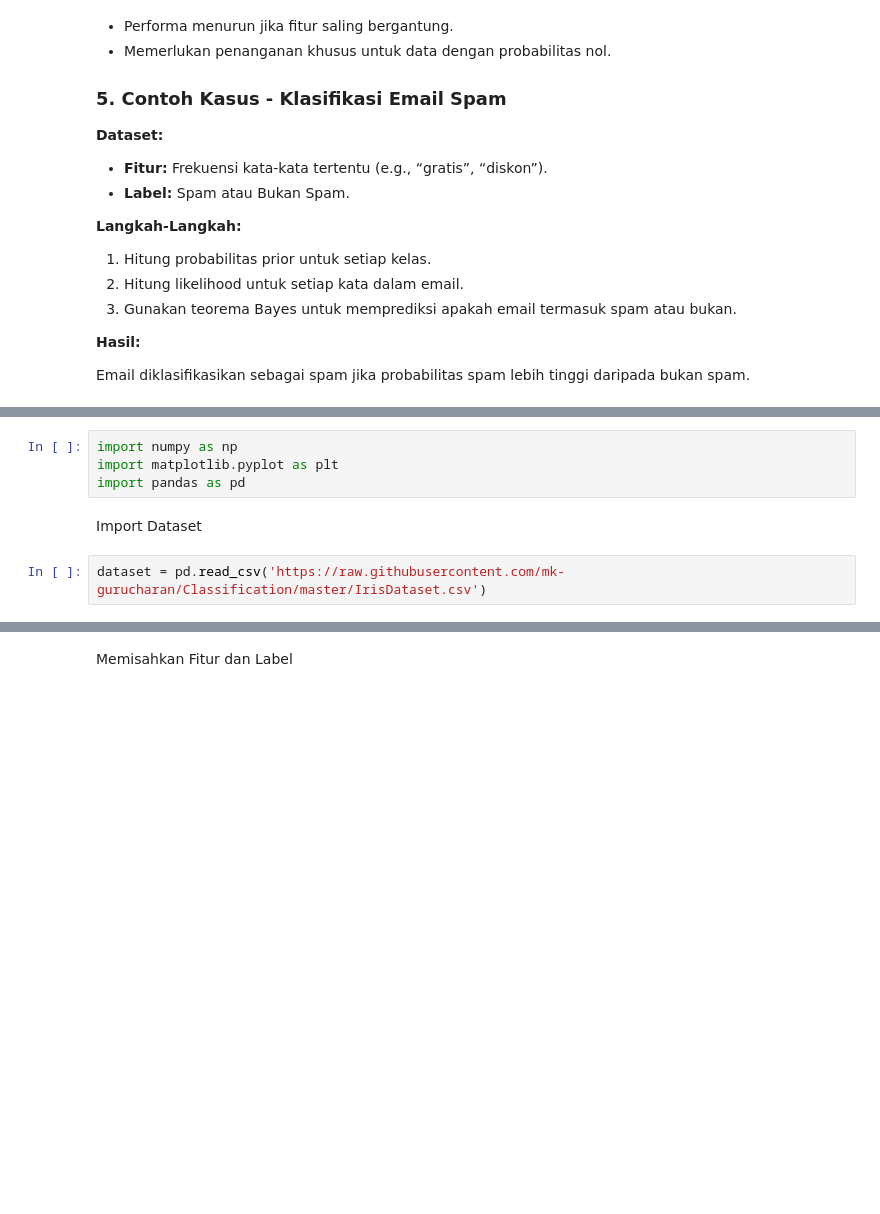
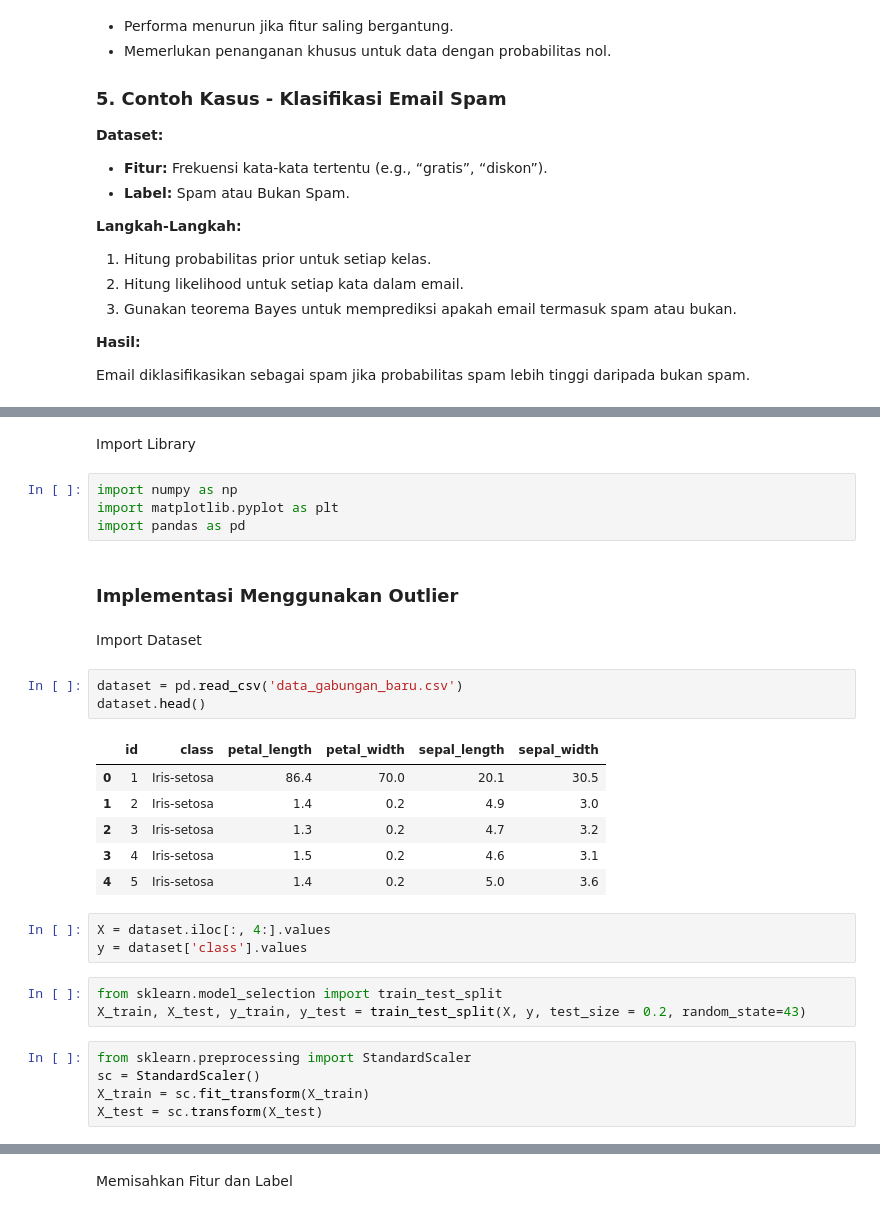
Before and after one commit to AqbilBarakaa/pendata, a Jupyter notebook: pendata/_build/jupyter_execute/Klasifikasi_Naive_Bayas.ipynb, the cells around one changed output, grey strips where cells are left out. Drawn from its saved outputs; the diff is of its cells as text; blank space fills up the shorter version.

```diff
--- a/pendata/_build/jupyter_execute/Klasifikasi_Naive_Bayas.ipynb
+++ b/pendata/_build/jupyter_execute/Klasifikasi_Naive_Bayas.ipynb
@@ -86,8 +84,31 @@ Import Library
+# %% [markdown]
+Import Library
 # %%
 import numpy as np
 import matplotlib.pyplot as plt
 import pandas as pd
+# %% [markdown]
+### **Implementasi Menggunakan Outlier**
 # %% [markdown]
 Import Dataset
-# %%
-dataset = pd.read_csv('https://raw.githubusercontent.com/mk-gurucharan/Classification/master/IrisDataset.csv')
+# %%
+dataset = pd.read_csv('data_gabungan_baru.csv')
+dataset.head()
+# %% [output]
+|  | id | class | petal_length | petal_width | sepal_length | sepal_width |
+| 0 | 1 | Iris-setosa | 86.4 | 70.0 | 20.1 | 30.5 |
+| 1 | 2 | Iris-setosa | 1.4 | 0.2 | 4.9 | 3.0 |
+| 2 | 3 | Iris-setosa | 1.3 | 0.2 | 4.7 | 3.2 |
+| 3 | 4 | Iris-setosa | 1.5 | 0.2 | 4.6 | 3.1 |
+| 4 | 5 | Iris-setosa | 1.4 | 0.2 | 5.0 | 3.6 |
+# %%
+X = dataset.iloc[:, 4:].values
+y = dataset['class'].values
+# %%
+from sklearn.model_selection import train_test_split
+X_train, X_test, y_train, y_test = train_test_split(X, y, test_size = 0.2, random_state=43)
+# %%
+from sklearn.preprocessing import StandardScaler
+sc = StandardScaler()
+X_train = sc.fit_transform(X_train)
+X_test = sc.transform(X_test)
```
Also changed, not shown: parts of 13 cells of this notebook, 4 other files.
